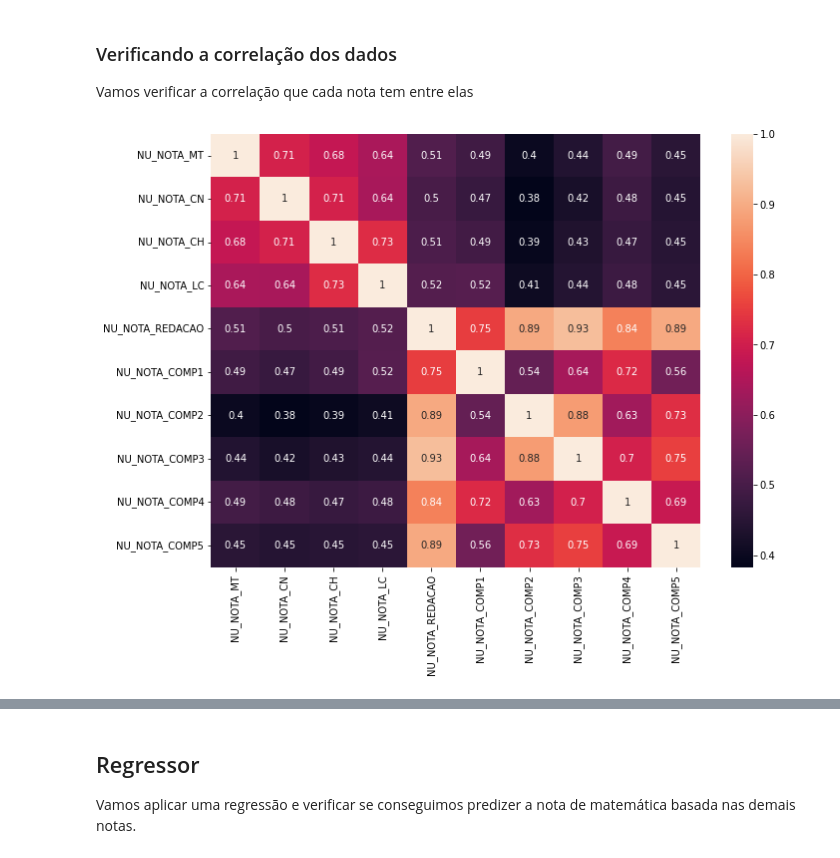
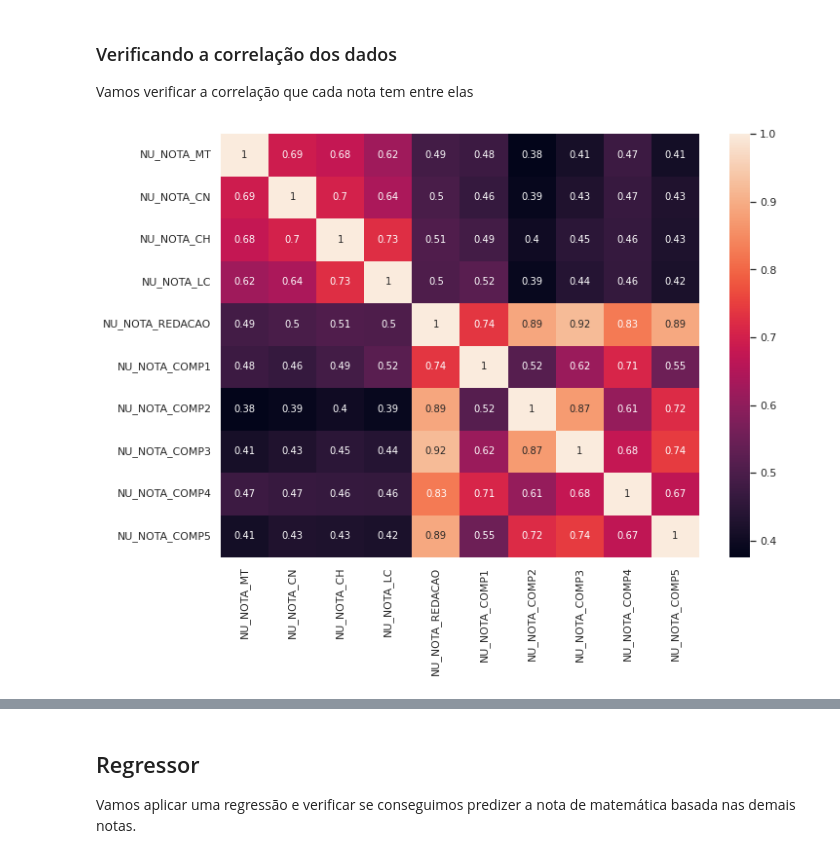
Before and after one commit to gsoaresbaptista/enem-regression, a Jupyter notebook: experiments/grade_regression.ipynb, the cells around one changed output, grey strips where cells are left out. Cells and saved outputs as stored; diff of their text form; code cells hidden in the pictures.

```diff
--- a/experiments/grade_regression.ipynb
+++ b/experiments/grade_regression.ipynb
@@ -84,8 +117,8 @@ features_corr = [
 
 Vamos verificar a correlação que cada nota tem entre elas
 # %%
-corr = train_df[features_corr].corr()
+corr = df[features_corr].corr()
 ax = plt.subplots(figsize=(11, 8))
 sns.heatmap(corr,  annot=True, annot_kws={"size": 10});
 # %% [output]
-[figure, old version]
+[figure, new version]
```
Also changed, not shown: parts of 10 cells of this notebook.
